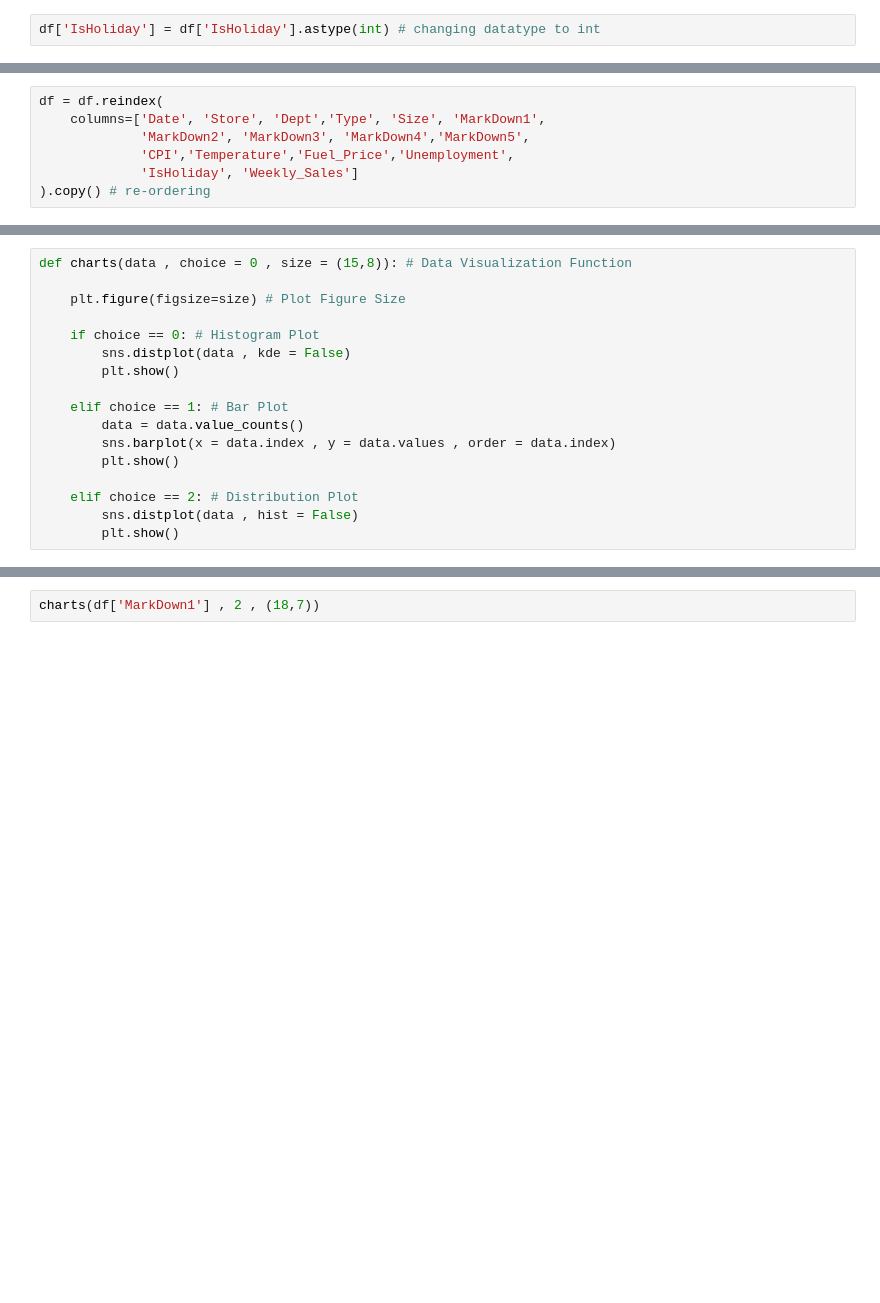
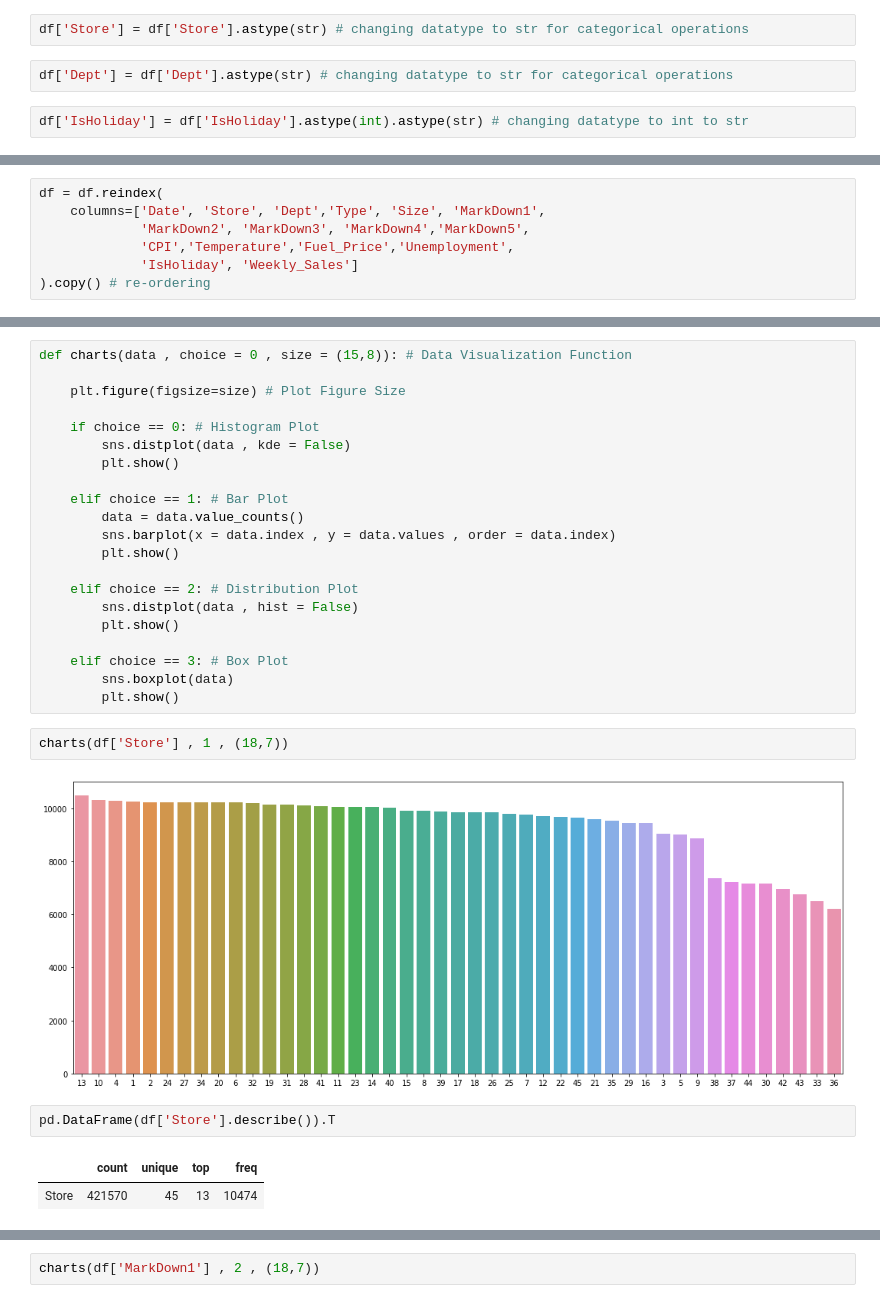
Before and after one commit to RahulRathi46/GL-CapstoneProject, a Jupyter notebook: notebooks/Notebook.ipynb, the cells around one changed output, grey strips where cells are left out. Cells and saved outputs as stored; diff of their text form; blank space fills up the shorter version.

```diff
--- a/notebooks/Notebook.ipynb
+++ b/notebooks/Notebook.ipynb
@@ -194,8 +194,12 @@ dtypes: bool(1), float64(10), int64(3), object(2)
 memory usage: 51.9+ MB
 # %%
 df['Date'] = pd.to_datetime(df['Date']) # changing to Datetime
+# %%
+df['Store'] = df['Store'].astype(str) # changing datatype to str for categorical operations
+# %%
+df['Dept'] = df['Dept'].astype(str) # changing datatype to str for categorical operations
 # %%
-df['IsHoliday'] = df['IsHoliday'].astype(int) # changing datatype to int
+df['IsHoliday'] = df['IsHoliday'].astype(int).astype(str) # changing datatype to int to str
 # %%
 df.info() # verify updates
 # %% [output]
@@ -260,3 +264,16 @@ def charts(data , choice = 0 , size = (15,8)): # Data Visualization Function
     elif choice == 2: # Distribution Plot
         sns.distplot(data , hist = False)
         plt.show()
+
+    elif choice == 3: # Box Plot
+        sns.boxplot(data)
+        plt.show()
+# %%
+charts(df['Store'] , 1 , (18,7))
+# %% [output]
+[figure, added]
+# %%
+pd.DataFrame(df['Store'].describe()).T
+# %% [output]
+|  | count | unique | top | freq |
+| Store | 421570 | 45 | 13 | 10474 |
```
Also changed, not shown: parts of 62 cells of this notebook.
